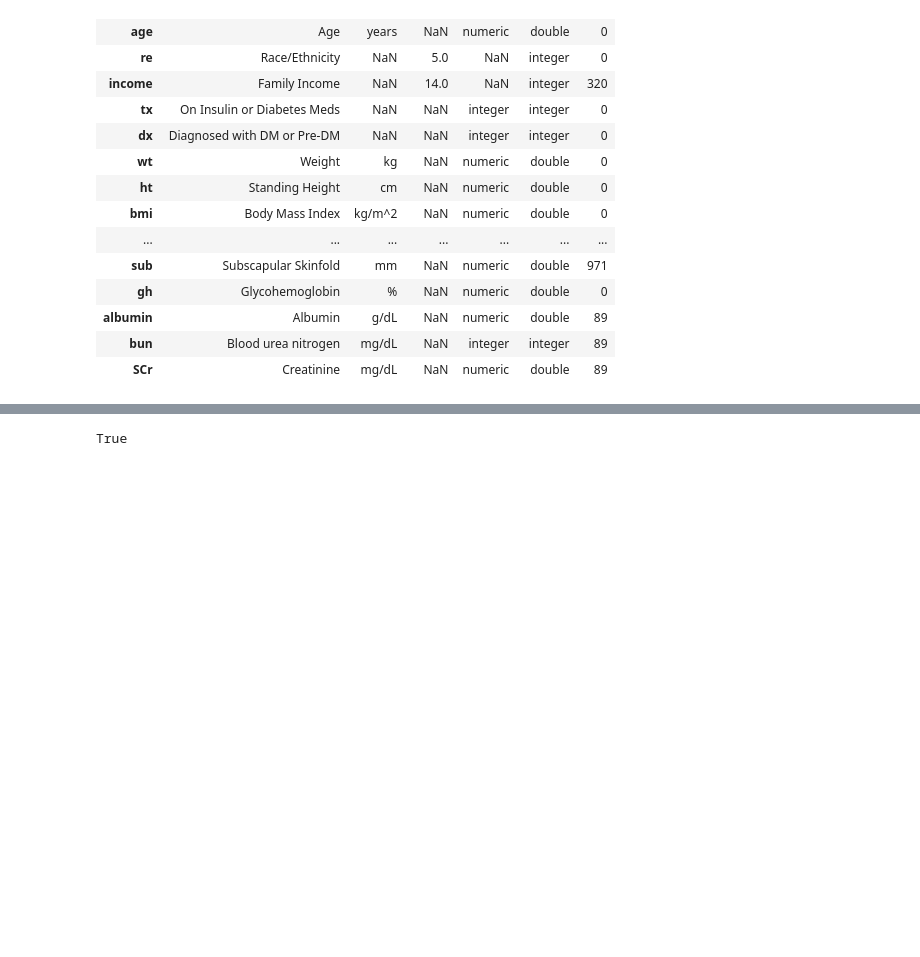
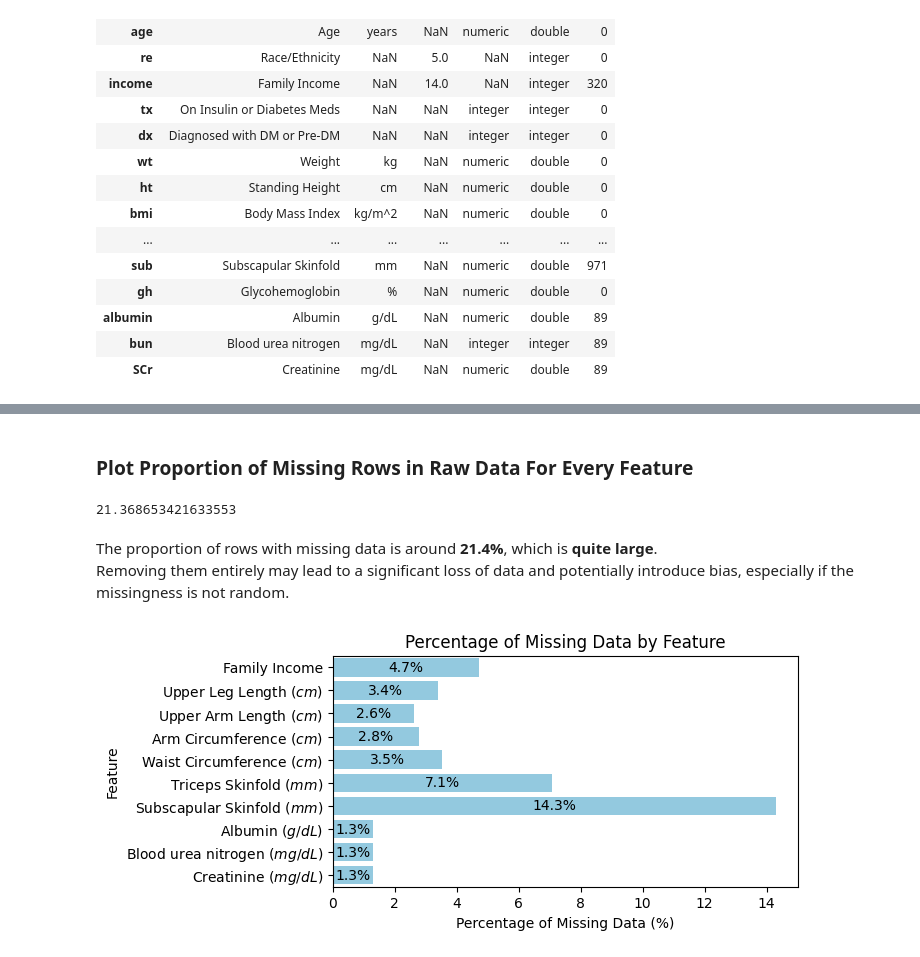
Before and after one commit to hl-n/diabetes-prediction-NHANES, a Jupyter notebook: notebooks/EDA.ipynb, the cells around one changed output, grey strips where cells are left out. Cells and saved outputs as stored; diff of their text form; code cells hidden in the pictures; blank space fills up the shorter version.

```diff
--- a/notebooks/EDA.ipynb
+++ b/notebooks/EDA.ipynb
@@ -24,5 +43,6 @@ The URL to the raw dataset and the file path to save it to are stored in the con
 # %%
-config = load_config(config_path="config.yaml")
+config_path = "config.yaml"
+config = load_config(config_path=config_path)
 raw_df = load_dataset(
     file_path=config.get("raw_dataset_path"),
     url=config.get("raw_dataset_url")
@@ -68,0 +212,5 @@ metadata_df # Preview the DataFrame
+# %%
+# Rename column names with labels and units
+preprocessed_df = raw_df.copy()
+preprocessed_df = rename_columns(preprocessed_df, config)
+pd.DataFrame([preprocessed_df.columns]).T.set_index(raw_df.columns)
@@ -69 +246,3 @@ metadata_df # Preview the DataFrame
+# %%
+preprocessed_df = index_by_identifier(preprocessed_df, config)
 # %% [markdown]
@@ -73,4 +250,32 @@ metadata_df # Preview the DataFrame
-# %%
-(metadata_df["NAs"] == raw_df.isna().sum()).all()
-# %% [output]
-True
+# %%
+folder_path = create_results_directory(config, stage="EDA", folder_name="Missing Data")
+# %% [markdown]
+### Plot Proportion of Missing Rows in Raw Data For Every Feature
+# %%
+preprocessed_df.isna().any(axis=1).mean()*100
+# %% [output]
+21.368653421633553
+# %% [markdown]
+The proportion of rows with missing data is around **21.4%**, which is **quite large**. <br>
+Removing them entirely may lead to a significant loss of data and potentially introduce bias, especially if the missingness is not random.
+# %%
+# Filter the data for only columns that contain missing values
+columns_with_na = preprocessed_df.columns[preprocessed_df.isna().any()].to_list()
+rows_with_na = preprocessed_df[columns_with_na].copy()
+percentage_na = rows_with_na.isna().mean() * 100
+
+# Plot Proportion of Missing Data by Feature
+plt.figure(figsize=(6, 3))
+xlabel = "Percentage of Missing Data (%)"
+ylabel = "Feature"
+plot_df = percentage_na.reset_index().rename(columns={0: xlabel, "index": ylabel})
+ax = sns.barplot(y=ylabel, x=xlabel, data=plot_df, color="skyblue")
+add_annotations_to_bars(ax=ax, x_shift=0)
+
+title = "Percentage of Missing Data by Feature"
+plt.title(title)
+plt.xticks()
+save_plot(folder_path, title)
+plt.show()
+# %% [output]
+[figure, added]
```
Also changed, not shown: parts of 62 cells of this notebook, 7 other files.
